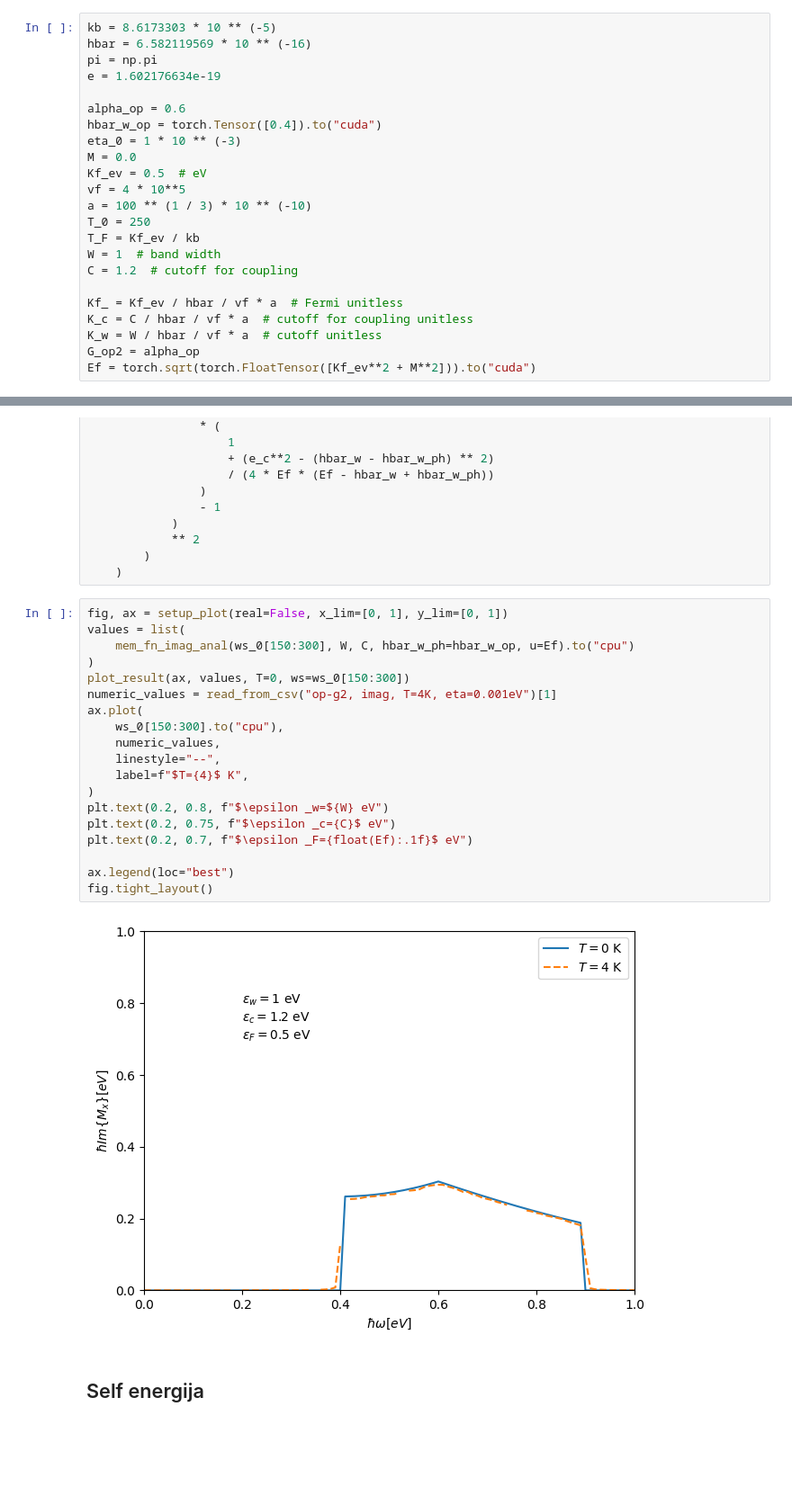
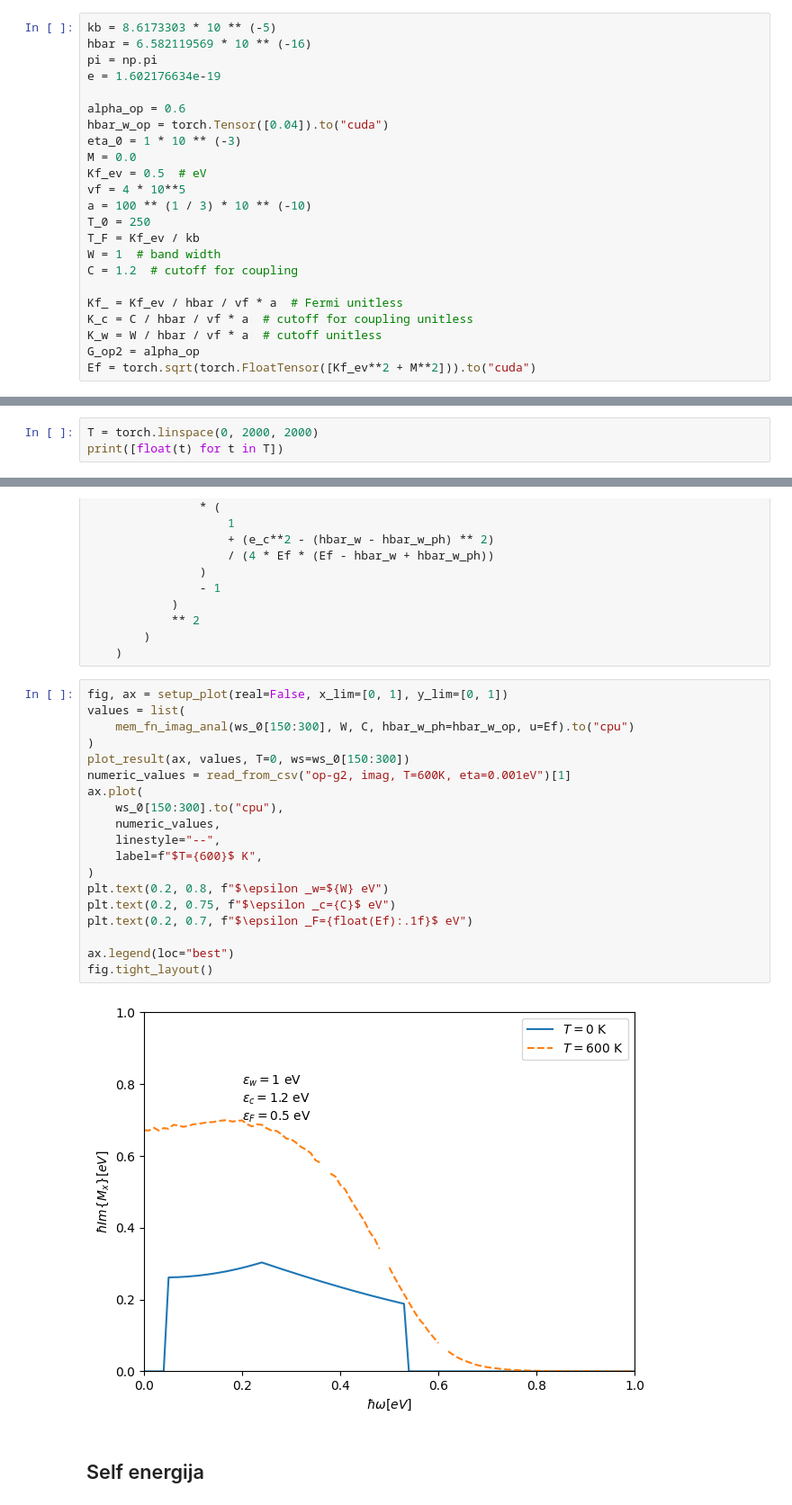
Before and after one commit to ppapac/24112024_memfn, a Jupyter notebook: MemoryDirac3D_usingTQ_020626_cutoff_cpl_i_selfenergy.ipynb, the cells around one changed output, grey strips where cells are left out. Shown at 90% size. Cells and saved outputs as stored; diff of their text form; blank space fills up the shorter version.

```diff
--- a/MemoryDirac3D_usingTQ_020626_cutoff_cpl_i_selfenergy.ipynb
+++ b/MemoryDirac3D_usingTQ_020626_cutoff_cpl_i_selfenergy.ipynb
@@ -34,7 +35,7 @@ pi = np.pi
 e = 1.602176634e-19
 
 alpha_op = 0.6
-hbar_w_op = torch.Tensor([0.4]).to("cuda")
+hbar_w_op = torch.Tensor([0.04]).to("cuda")
 eta_0 = 1 * 10 ** (-3)
 M = 0.0
 Kf_ev = 0.5  # eV
@@ -126,3 +144,6 @@ def eff_concetration(T):
 
 def coupling(K_c, abs_dK):
     return G_op2 / (1 + exp(-10000 * (K_c - abs_dK)))
+# %%
+T = torch.linspace(0, 2000, 2000)
+print([float(t) for t in T])
@@ -374,24 +417,24 @@ def mem_fn_imag_anal(hbar_w, e_w, e_c, hbar_w_ph=hbar_w_op, u=Ef):
 # %%
 fig, ax = setup_plot(real=False, x_lim=[0, 1], y_lim=[0, 1])
 values = list(
     mem_fn_imag_anal(ws_0[150:300], W, C, hbar_w_ph=hbar_w_op, u=Ef).to("cpu")
 )
 plot_result(ax, values, T=0, ws=ws_0[150:300])
-numeric_values = read_from_csv("op-g2, imag, T=4K, eta=0.001eV")[1]
+numeric_values = read_from_csv("op-g2, imag, T=600K, eta=0.001eV")[1]
 ax.plot(
     ws_0[150:300].to("cpu"),
     numeric_values,
     linestyle="--",
-    label=f"$T={4}$ K",
+    label=f"$T={600}$ K",
 )
 plt.text(0.2, 0.8, f"$\epsilon _w=${W} eV")
 plt.text(0.2, 0.75, f"$\epsilon _c={C}$ eV")
 plt.text(0.2, 0.7, f"$\epsilon _F={float(Ef):.1f}$ eV")
 
 ax.legend(loc="best")
 fig.tight_layout()
 # %% [output]
-[figure, old version]
+[figure, new version]
 # %% [markdown]
 ## Self energija
 # %% [markdown]
```
Also changed, not shown: parts of 13 cells of this notebook, 6 other files.
